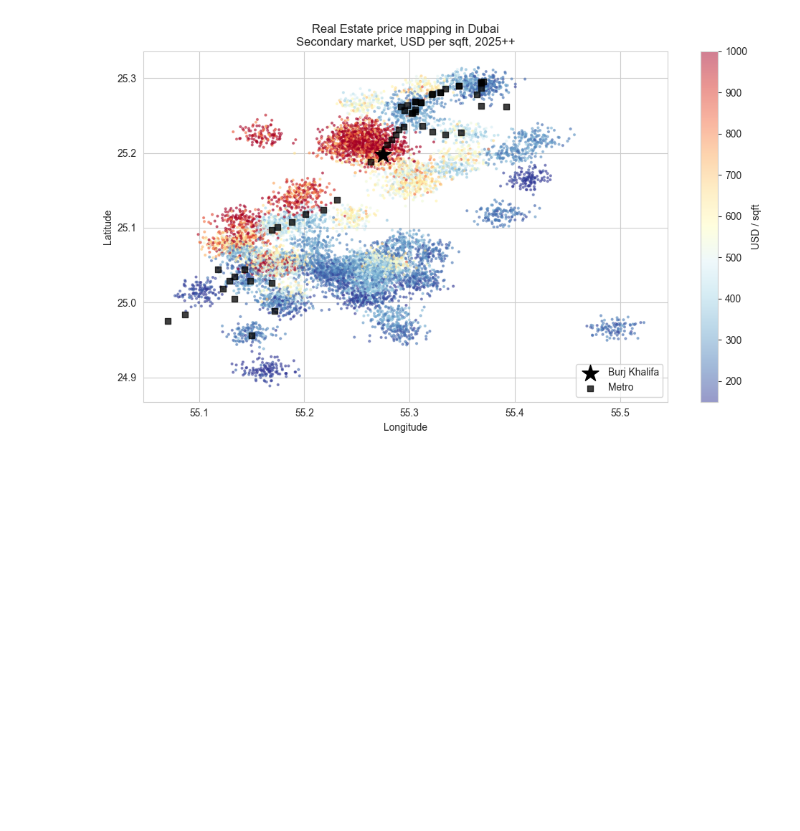
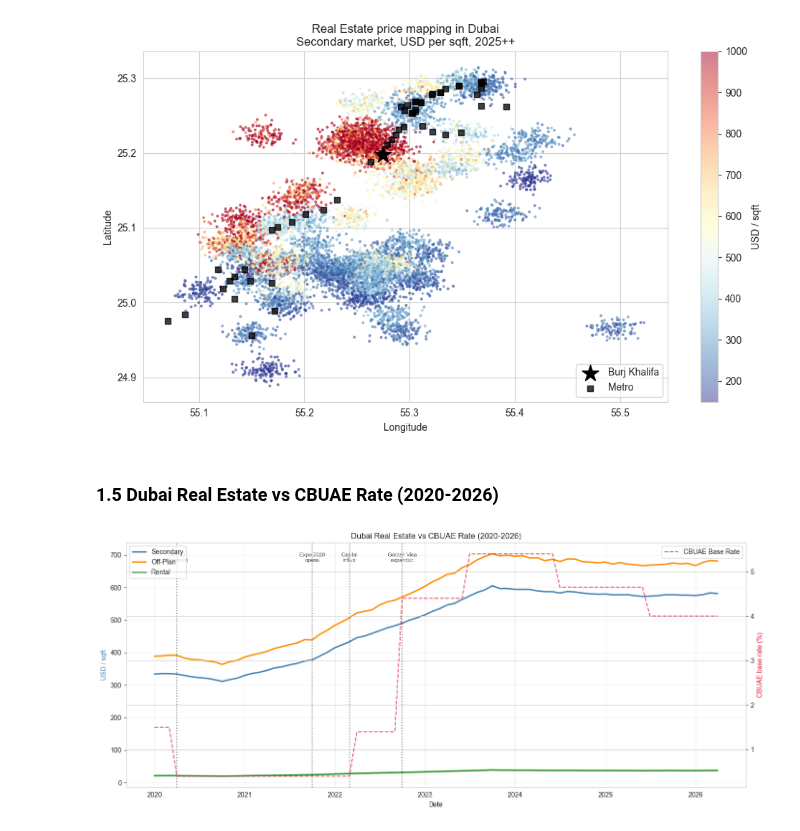
Before and after one commit to fathirrizkifadillah/Dubai-Real-Estate-2020---2026-, a Jupyter notebook: main.ipynb, the cells around one changed output. Cells and saved outputs as stored; diff of their text form; code cells hidden in the pictures; blank space fills up the shorter version.

Commit message:
Add new plot | Real estate vs CBUAE Rate

```diff
--- a/main.ipynb
+++ b/main.ipynb
@@ -250,3 +250,56 @@ plt.savefig(file_path, dpi=300, bbox_inches='tight', facecolor='white')
 plt.show()
 # %% [output]
 [figure]
+# %% [markdown]
+### 1.5 Dubai Real Estate vs CBUAE Rate (2020-2026)
+# %%
+area_prices['date'] = pd.to_datetime(area_prices['year_month'])
+city_avg = area_prices.groupby('date').agg(
+    secondary=('secondary_price_per_sqft_usd', 'mean'),
+    offplan=('offplan_price_per_sqft_usd', 'mean'),
+    rental=('rental_price_per_sqft_annual_usd', 'mean'),
+    cbuae=('cbuae_base_rate_pct', 'first'),
+    mortgage=('avg_mortgage_rate_pct', 'first'),
+).reset_index()
+
+fig, ax1 = plt.subplots(figsize=(14, 6))
+
+ax1.plot(city_avg['date'], city_avg['secondary'], label='Secondary',
+         color='steelblue', linewidth=2.2)
+ax1.plot(city_avg['date'], city_avg['offplan'], label='Off-Plan',
+         color='darkorange', linewidth=2.2)
+ax1.plot(city_avg['date'], city_avg['rental'], label='Rental',
+         color='forestgreen', linewidth=2.2)
+
+ax1.set_ylabel('USD / sqft', color='steelblue')
+ax1.set_xlabel('Date')
+
+ax2 = ax1.twinx()
+ax2.plot(city_avg['date'], city_avg['cbuae'], label='CBUAE Base Rate',
+         color='crimson', linewidth=1.5, linestyle='--', alpha=0.7)
+
+ax2.set_ylabel('CBUAE base rate (%)', color='crimson')
+
+# Annotate macro events
+events = [
+    ('2020-04-01', 'COVID\nlockdown'),
+    ('2021-10-01', 'Expo 2020\nopens'),
+    ('2022-03-01', 'Capital\ninflux'),
+    ('2022-10-01', 'Golden Visa\nexpanded'),
+]
+for d, label in events:
+    ax1.axvline(pd.to_datetime(d), color='black', linestyle=':', alpha=0.5)
+    ax1.annotate(label, xy=(pd.to_datetime(d), ax1.get_ylim()[1]*0.92),
+                 fontsize=8, ha='center', alpha=0.8)
+
+ax1.legend(loc='upper left')
+ax2.legend(loc='upper right')
+ax1.set_title('Dubai Real Estate vs CBUAE Rate (2020-2026)')
+ax1.grid(alpha=0.3)
+plt.tight_layout()
+
+file_path = os.path.join('plots', 'real_estate_vs_cbuae_rate.png')
+plt.savefig(file_path, dpi=300, bbox_inches='tight', facecolor='white')
+plt.show()
+# %% [output]
+[figure, added]
```
Also changed, not shown: 1 other file.
